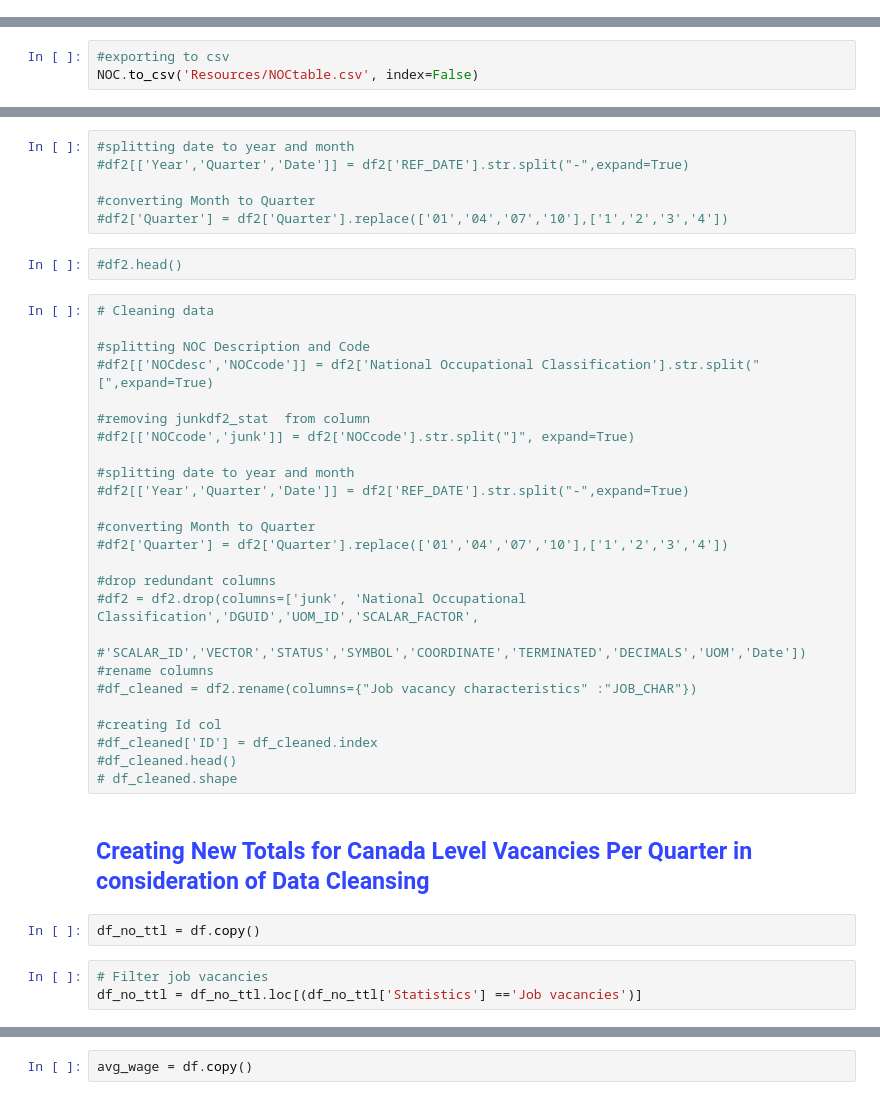
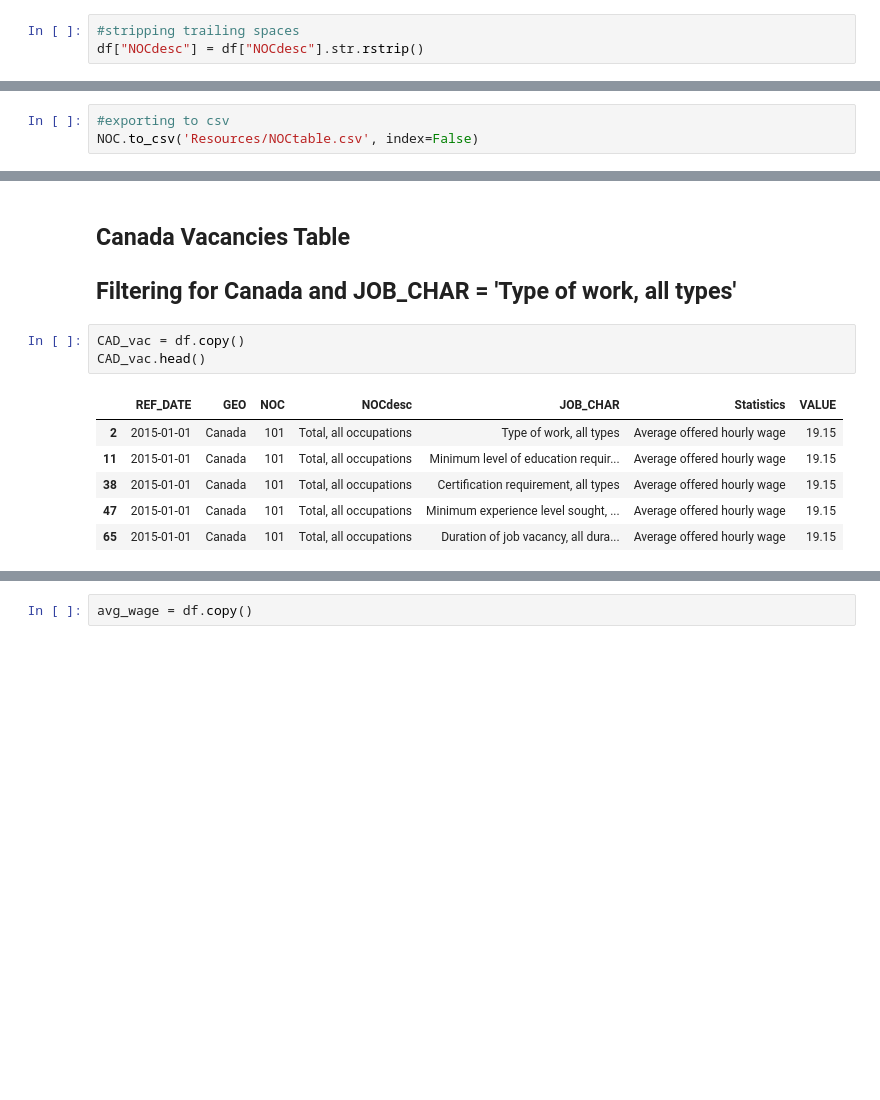
Before and after one commit to alecngai/Predicting_Canadian_Job_Vacancies, a Jupyter notebook: Database/Data_Cleanse_for_DBLoad.ipynb, the cells around one changed output, grey strips where cells are left out. Drawn from its saved outputs; the diff is of its cells as text; blank space fills up the shorter version.

```diff
--- a/Database/Data_Cleanse_for_DBLoad.ipynb
+++ b/Database/Data_Cleanse_for_DBLoad.ipynb
@@ -62,6 +63,9 @@ df.head()
 | 65 | 2015-01-01 | Canada | None | Total, all occupations | Duration of job vacancy, all dura... | Average offered hourly wage | 19.15 |
 # %%
 #df.to_csv('Resources/1.2_VacanciesRawData.csv',index=False)
+# %%
+#stripping trailing spaces
+df["NOCdesc"] = df["NOCdesc"].str.rstrip()
 # %%
 df.isnull().sum()
 # %% [output]
@@ -229,40 +228,13 @@ NOC.to_csv('Resources/NOCtable.csv', index=False)
-# %%
-#splitting date to year and month
-#df2[['Year','Quarter','Date']] = df2['REF_DATE'].str.split("-",expand=True)
-
-#converting Month to Quarter
-#df2['Quarter'] = df2['Quarter'].replace(['01','04','07','10'],['1','2','3','4'])
-# %%
-#df2.head()
-# %%
-# Cleaning data
-
-#splitting NOC Description and Code
-#df2[['NOCdesc','NOCcode']] = df2['National Occupational Classification'].str.split("[",expand=True)
-
-#removing junkdf2_stat  from column
-#df2[['NOCcode','junk']] = df2['NOCcode'].str.split("]", expand=True)
-
-#splitting date to year and month
-#df2[['Year','Quarter','Date']] = df2['REF_DATE'].str.split("-",expand=True)
-
-#converting Month to Quarter
-#df2['Quarter'] = df2['Quarter'].replace(['01','04','07','10'],['1','2','3','4'])
-
-#drop redundant columns
-#df2 = df2.drop(columns=['junk', 'National Occupational Classification','DGUID','UOM_ID','SCALAR_FACTOR',
-                      #'SCALAR_ID','VECTOR','STATUS','SYMBOL','COORDINATE','TERMINATED','DECIMALS','UOM','Date'])
-#rename columns
-#df_cleaned = df2.rename(columns={"Job vacancy characteristics" :"JOB_CHAR"})
-
-#creating Id col
-#df_cleaned['ID'] = df_cleaned.index
-#df_cleaned.head()
-# df_cleaned.shape
-# %% [markdown]
-<h2><span style="color:#3346FF"> Creating New Totals for Canada Level Vacancies Per Quarter in consideration of Data Cleansing</span></h2>
+# %% [markdown]
+## Canada Vacancies Table
+## Filtering for Canada and JOB_CHAR = 'Type of work, all types'
 # %%
-df_no_ttl = df.copy()
+CAD_vac = df.copy()
+CAD_vac.head()
+# %% [output]
+|  | REF_DATE | GEO | NOC | NOCdesc | JOB_CHAR | Statistics | VALUE |
+| 2 | 2015-01-01 | Canada | 101 | Total, all occupations | Type of work, all types | Average offered hourly wage | 19.15 |
+| 11 | 2015-01-01 | Canada | 101 | Total, all occupations | Minimum level of education requir... | Average offered hourly wage | 19.15 |
+| 38 | 2015-01-01 | Canada | 101 | Total, all occupations | Certification requirement, all types | Average offered hourly wage | 19.15 |
+| 47 | 2015-01-01 | Canada | 101 | Total, all occupations | Minimum experience level sought, ... | Average offered hourly wage | 19.15 |
+| 65 | 2015-01-01 | Canada | 101 | Total, all occupations | Duration of job vacancy, all dura... | Average offered hourly wage | 19.15 |
-# %%
-# Filter job vacancies
-df_no_ttl = df_no_ttl.loc[(df_no_ttl['Statistics'] =='Job vacancies')]
```
Also changed, not shown: parts of 23 cells of this notebook, 1 other file.
